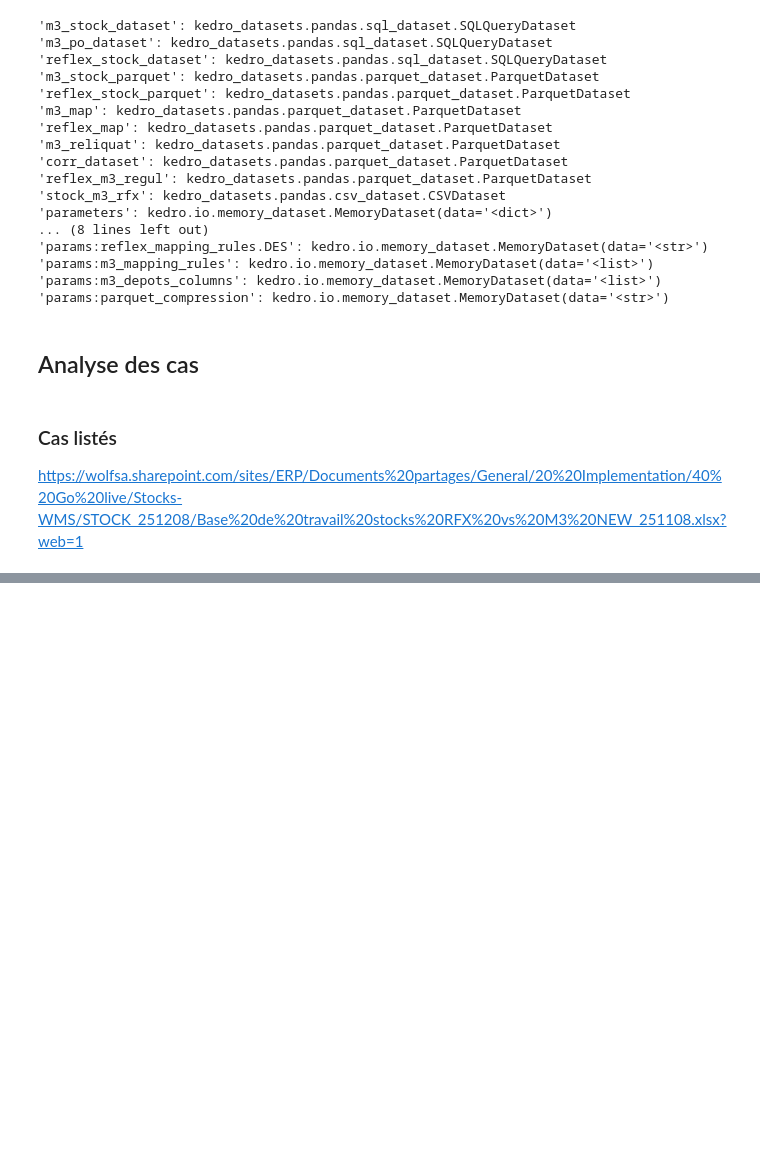
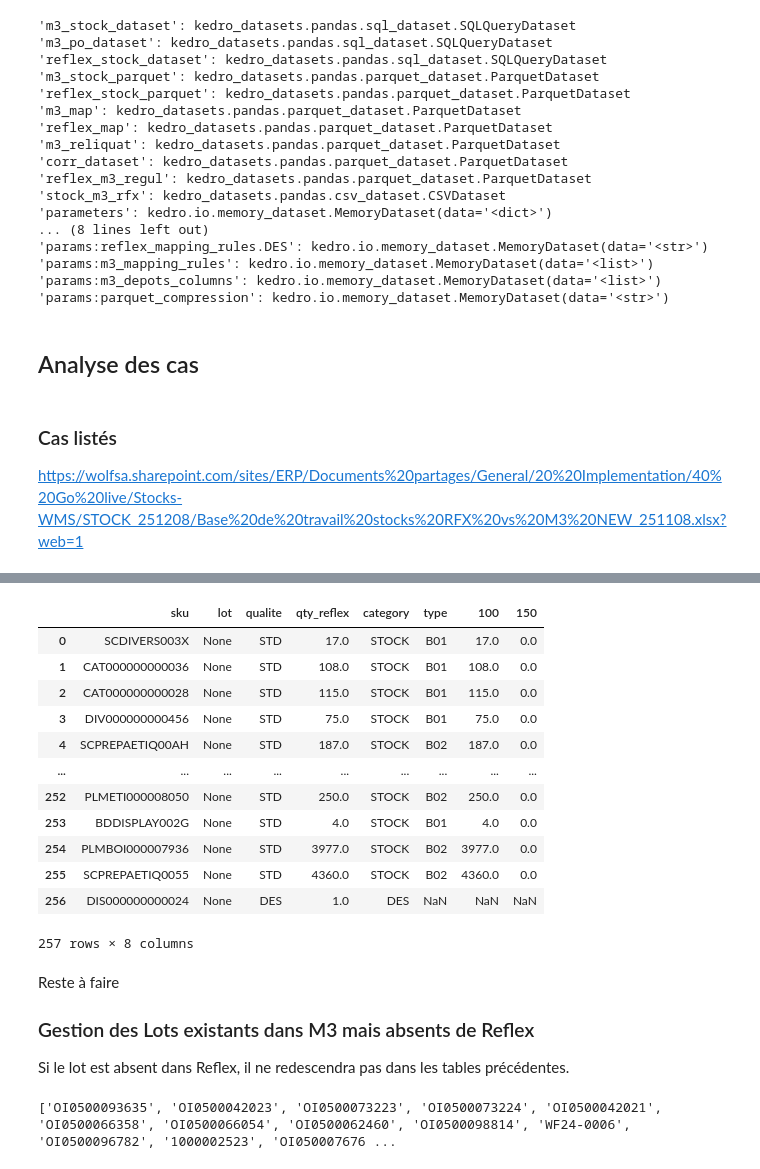
Before and after one commit to mdlpwolf/regulstock, a Jupyter notebook: notebooks/regule_stock.ipynb, the cells around one changed output, grey strips where cells are left out. Saved outputs shown, nothing was run; the diff lists cells and outputs as text; code cells hidden in the pictures; blank space fills up the shorter version.

```diff
--- a/notebooks/regule_stock.ipynb
+++ b/notebooks/regule_stock.ipynb
@@ -81,4 +96,18 @@ m3_pivot
 # %%
-lotless_m3 = m3[m3['lot'].isnull()]
+reflex_lotless = reflex[reflex['lot'].isna()].copy()
+lotless_m3 = m3[m3['lot'].isna()].copy()
+
+lotless_m3_groups = lotless_m3.groupby(["depot", "category", "type", "sku"], dropna=False)["qty_m3"].sum().reset_index()
+lotless_m3_pivot = lotless_m3_groups.pivot_table(
+            index=["type", "sku", "category"],
+            columns=["depot"],
+            values="qty_m3",
+            aggfunc="sum",
+            fill_value=0,
+        ).reset_index()
 # %%
-lotless_m3
+wide_no_lot = reflex_lotless.merge(
+    lotless_m3_pivot,
+    on=["category", "sku"],
+    how="left",
+)
@@ -99,0 +114,3 @@ lotless_m3
+# %%
+wide_no_lot
+# %% [output]
@@ -99,0 +118,19 @@ lotless_m3
+|  | sku | lot | qualite | qty_reflex | category | type | 100 | 150 |
+| 0 | SCDIVERS003X | None | STD | 17.0 | STOCK | B01 | 17.0 | 0.0 |
+| 1 | CAT000000000036 | None | STD | 108.0 | STOCK | B01 | 108.0 | 0.0 |
+| 2 | CAT000000000028 | None | STD | 115.0 | STOCK | B01 | 115.0 | 0.0 |
+| 3 | DIV000000000456 | None | STD | 75.0 | STOCK | B01 | 75.0 | 0.0 |
+| 4 | SCPREPAETIQ00AH | None | STD | 187.0 | STOCK | B02 | 187.0 | 0.0 |
+| ... | ... | ... | ... | ... | ... | ... | ... | ... |
+| 252 | PLMETI000008050 | None | STD | 250.0 | STOCK | B02 | 250.0 | 0.0 |
+| 253 | BDDISPLAY002G | None | STD | 4.0 | STOCK | B01 | 4.0 | 0.0 |
+| 254 | PLMBOI000007936 | None | STD | 3977.0 | STOCK | B02 | 3977.0 | 0.0 |
+| 255 | SCPREPAETIQ0055 | None | STD | 4360.0 | STOCK | B02 | 4360.0 | 0.0 |
+| 256 | DIS000000000024 | None | DES | 1.0 | DES | NaN | NaN | NaN |
+257 rows × 8 columns
+# %% [markdown]
+Reste à faire
+
+### Gestion des Lots existants dans M3 mais absents de Reflex
+
+Si le lot est absent dans Reflex, il ne redescendra pas dans les tables précédentes.
@@ -99,0 +143,4 @@ lotless_m3
+# %%
+print(lot_list)
+# %% [output]
+['OI0500093635', 'OI0500042023', 'OI0500073223', 'OI0500073224', 'OI0500042021', 'OI0500066358', 'OI0500066054', 'OI0500062460', 'OI0500098814', 'WF24-0006', 'OI0500096782', '1000002523', 'OI050007676 ...
```
Also changed, not shown: parts of 18 cells of this notebook, 2 other files.
